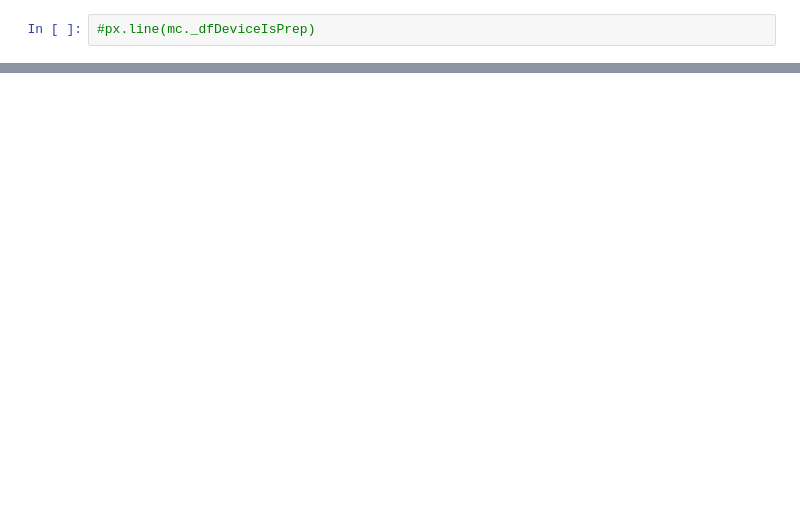
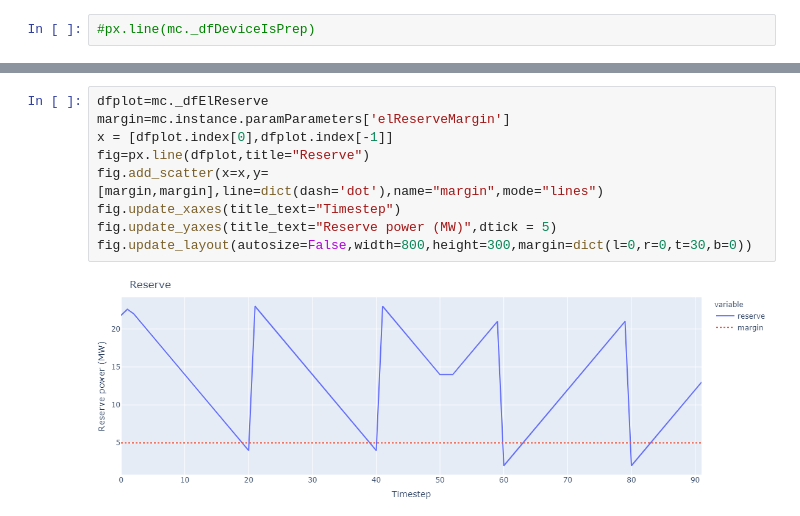
Before and after one commit to oogeso/oogeso, a Jupyter notebook: examples/test case2.ipynb, the cells around one changed output, grey strips where cells are left out. Cells and saved outputs as stored; diff of their text form; blank space fills up the shorter version.

```diff
--- a/examples/test case2.ipynb
+++ b/examples/test case2.ipynb
@@ -179,0 +181,11 @@ mc._dfElReserve.plot()
+# %%
+dfplot=mc._dfElReserve
+margin=mc.instance.paramParameters['elReserveMargin']
+x = [dfplot.index[0],dfplot.index[-1]]
+fig=px.line(dfplot,title="Reserve")
+fig.add_scatter(x=x,y=[margin,margin],line=dict(dash='dot'),name="margin",mode="lines")
+fig.update_xaxes(title_text="Timestep")
+fig.update_yaxes(title_text="Reserve power (MW)",dtick = 5)
+fig.update_layout(autosize=False,width=800,height=300,margin=dict(l=0,r=0,t=30,b=0))
+# %% [output]
+[figure, added]
```
Also changed, not shown: parts of 12 cells of this notebook, 1 other file.
